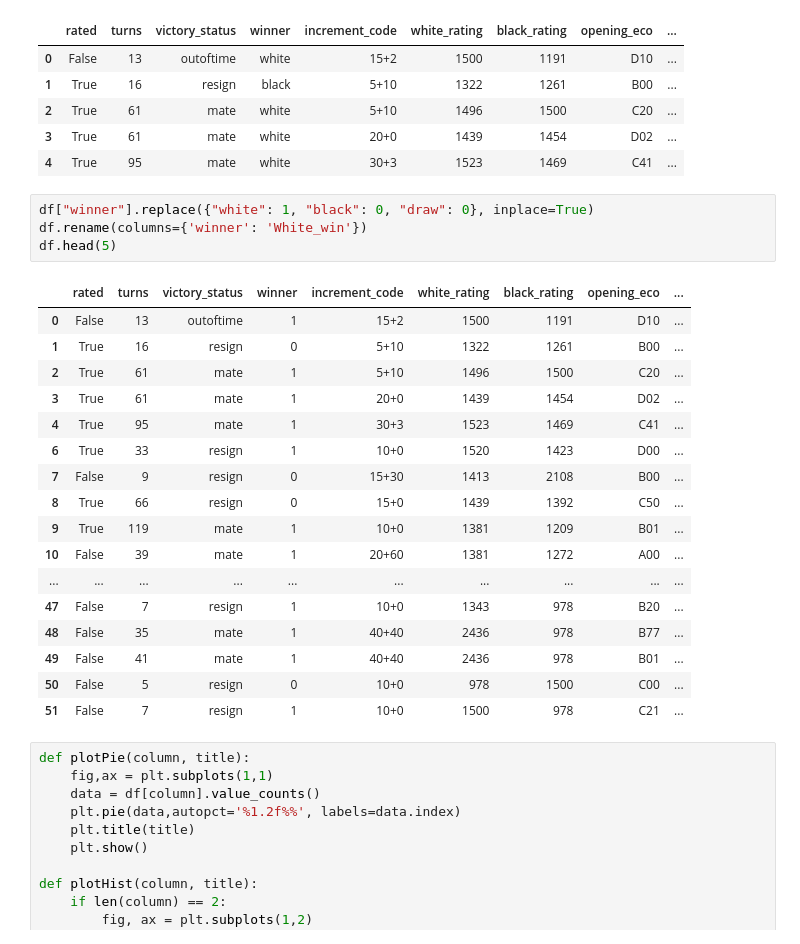
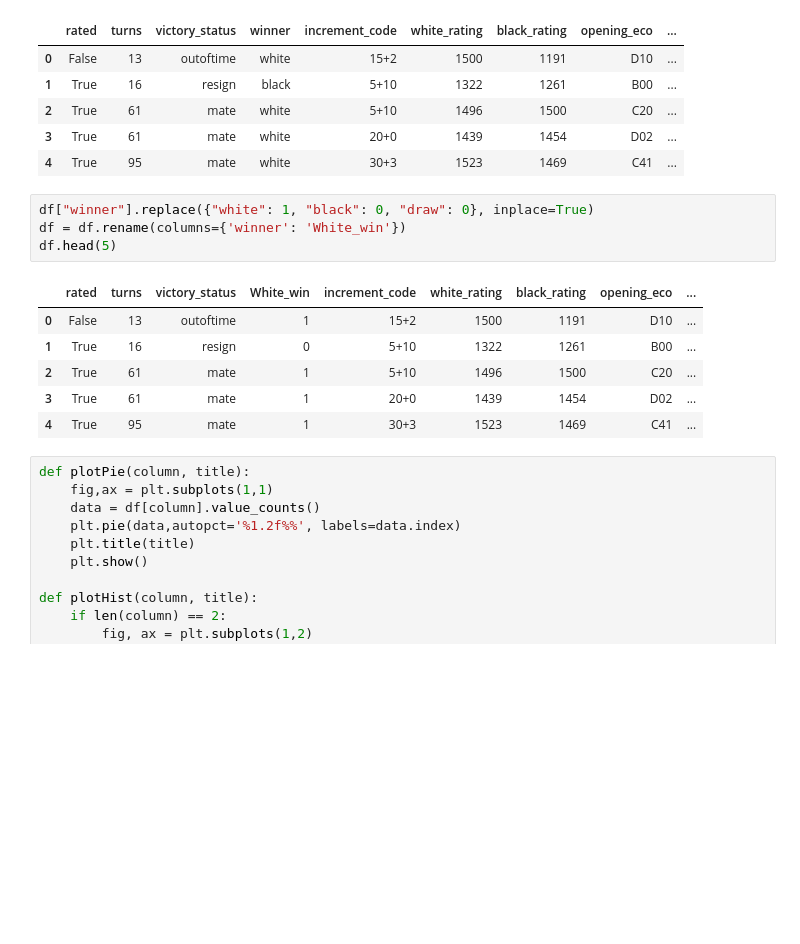
Before and after one commit to pokolowski/projektAPI, a Jupyter notebook: projekt.ipynb, the cells around one changed output. Cells and saved outputs as stored; diff of their text form; blank space fills up the shorter version.

Commit message:
fix rename column from win to White_win

```diff
--- a/projekt.ipynb
+++ b/projekt.ipynb
@@ -26,26 +26,15 @@ df.head(5)
 | 4 | True | 95 | mate | white | 30+3 | 1523 | 1469 | C41 | ... |
 # %%
 df["winner"].replace({"white": 1, "black": 0, "draw": 0}, inplace=True)
-df.rename(columns={'winner': 'White_win'})
+df = df.rename(columns={'winner': 'White_win'})
 df.head(5)
 # %% [output]
-|  | rated | turns | victory_status | winner | increment_code | white_rating | black_rating | opening_eco | ... |
+|  | rated | turns | victory_status | White_win | increment_code | white_rating | black_rating | opening_eco | ... |
 | 0 | False | 13 | outoftime | 1 | 15+2 | 1500 | 1191 | D10 | ... |
 | 1 | True | 16 | resign | 0 | 5+10 | 1322 | 1261 | B00 | ... |
 | 2 | True | 61 | mate | 1 | 5+10 | 1496 | 1500 | C20 | ... |
 | 3 | True | 61 | mate | 1 | 20+0 | 1439 | 1454 | D02 | ... |
 | 4 | True | 95 | mate | 1 | 30+3 | 1523 | 1469 | C41 | ... |
-| 6 | True | 33 | resign | 1 | 10+0 | 1520 | 1423 | D00 | ... |
-| 7 | False | 9 | resign | 0 | 15+30 | 1413 | 2108 | B00 | ... |
-| 8 | True | 66 | resign | 0 | 15+0 | 1439 | 1392 | C50 | ... |
-| 9 | True | 119 | mate | 1 | 10+0 | 1381 | 1209 | B01 | ... |
-| 10 | False | 39 | mate | 1 | 20+60 | 1381 | 1272 | A00 | ... |
-| ... | ... | ... | ... | ... | ... | ... | ... | ... | ... |
-| 47 | False | 7 | resign | 1 | 10+0 | 1343 | 978 | B20 | ... |
-| 48 | False | 35 | mate | 1 | 40+40 | 2436 | 978 | B77 | ... |
-| 49 | False | 41 | mate | 1 | 40+40 | 2436 | 978 | B01 | ... |
-| 50 | False | 5 | resign | 0 | 10+0 | 978 | 1500 | C00 | ... |
-| 51 | False | 7 | resign | 1 | 10+0 | 1500 | 978 | C21 | ... |
 # %%
 def plotPie(column, title):
     fig,ax = plt.subplots(1,1)
```
